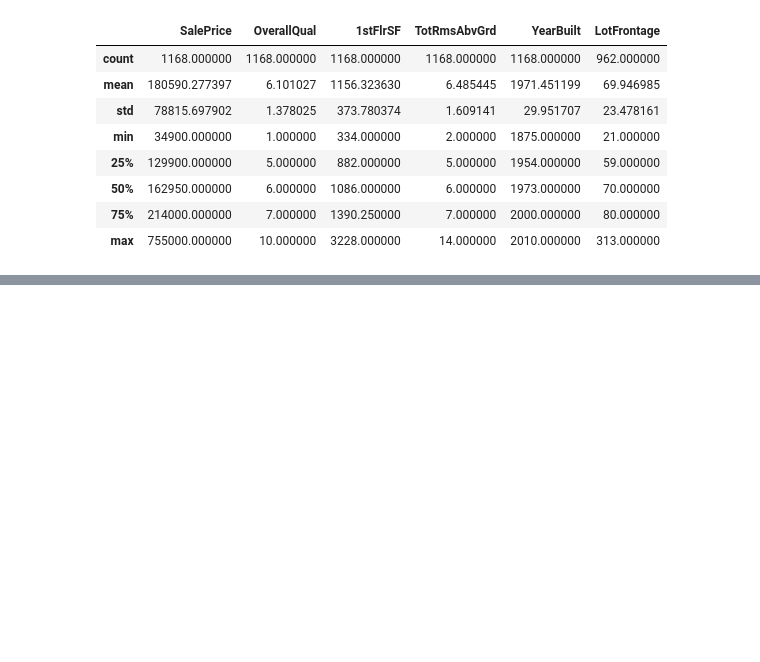
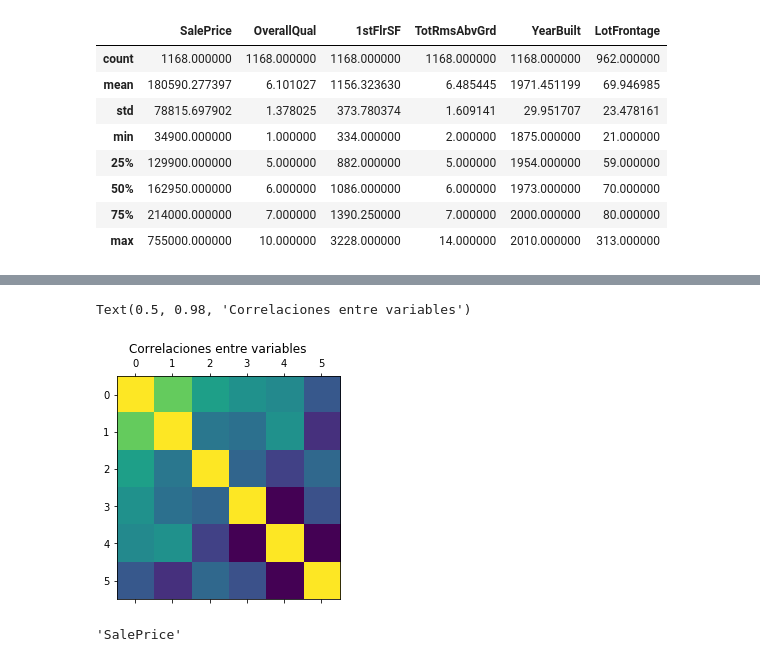
Before and after one commit to rub3ng0nzalez/MSDegree, a Jupyter notebook: Ciencia de datos en Python/proyecto_data/Proyecto-Ruben_Gonzalez.ipynb, the cells around one changed output, grey strips where cells are left out. Drawn from its saved outputs; the diff is of its cells as text; code cells hidden in the pictures; blank space fills up the shorter version.

Commit message:
Analisis de correlacion completado

```diff
--- a/Ciencia de datos en Python/proyecto_data/Proyecto-Ruben_Gonzalez.ipynb
+++ b/Ciencia de datos en Python/proyecto_data/Proyecto-Ruben_Gonzalez.ipynb
@@ -83,0 +108,11 @@ trainingdata["SalePrice"].min()
+# %%
+plt.matshow(trainingdata.corr())
+plt.suptitle("Correlaciones entre variables")
+# %% [output]
+Text(0.5, 0.98, 'Correlaciones entre variables')
+[figure, added]
+# %%
+correlaciones["SalePrice"]
+trainingdata.columns[0]
+# %% [output]
+'SalePrice'
```
Also changed, not shown: parts of 7 cells of this notebook.
